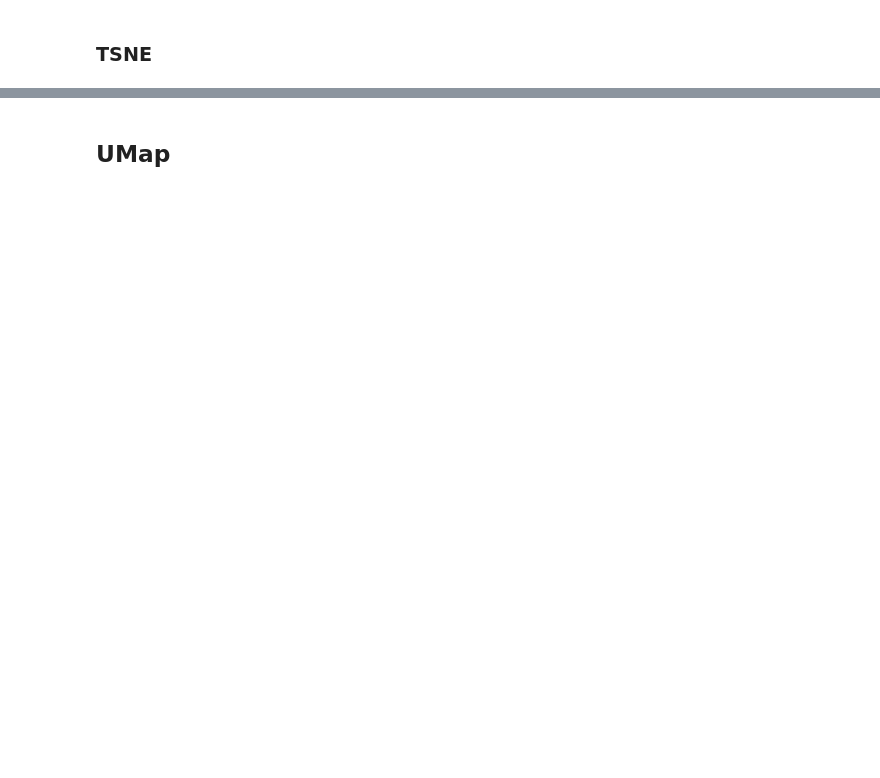
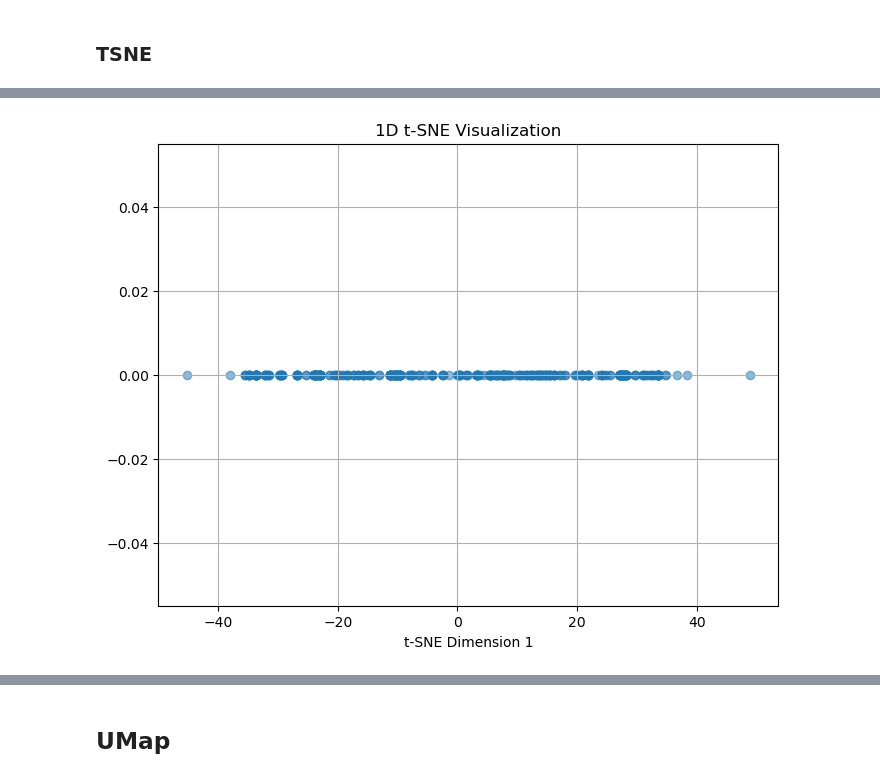
Before and after one commit to Elecapp/xai-visualization_rules_fi, a Jupyter notebook: notebooks/bonn_project/Distance_TSNE-UMap.ipynb, the cells around one changed output, grey strips where cells are left out. Saved outputs shown, nothing was run; the diff lists cells and outputs as text; code cells hidden in the pictures; blank space fills up the shorter version.

```diff
--- a/notebooks/bonn_project/Distance_TSNE-UMap.ipynb
+++ b/notebooks/bonn_project/Distance_TSNE-UMap.ipynb
@@ -290,0 +295,14 @@ plt.show()
+# %%
+# Initialize t-SNE object with 3 components
+tsne_1d = TSNE(n_components=1, perplexity=30, n_iter=1000, random_state=42)
+
+# Fit t-SNE on the first array (data_np) and transform combined data
+embedded_data_1d = tsne_1d.fit_transform(data_np)
+plt.figure(figsize=(8, 6))
+plt.scatter(embedded_data_1d[:, 0], np.zeros_like(embedded_data_1d[:, 0]), alpha=0.5)
+plt.xlabel('t-SNE Dimension 1')
+plt.title('1D t-SNE Visualization')
+plt.grid(True)
+plt.show()
+# %% [output]
+[figure, added]
```
Also changed, not shown: parts of 16 cells of this notebook.
